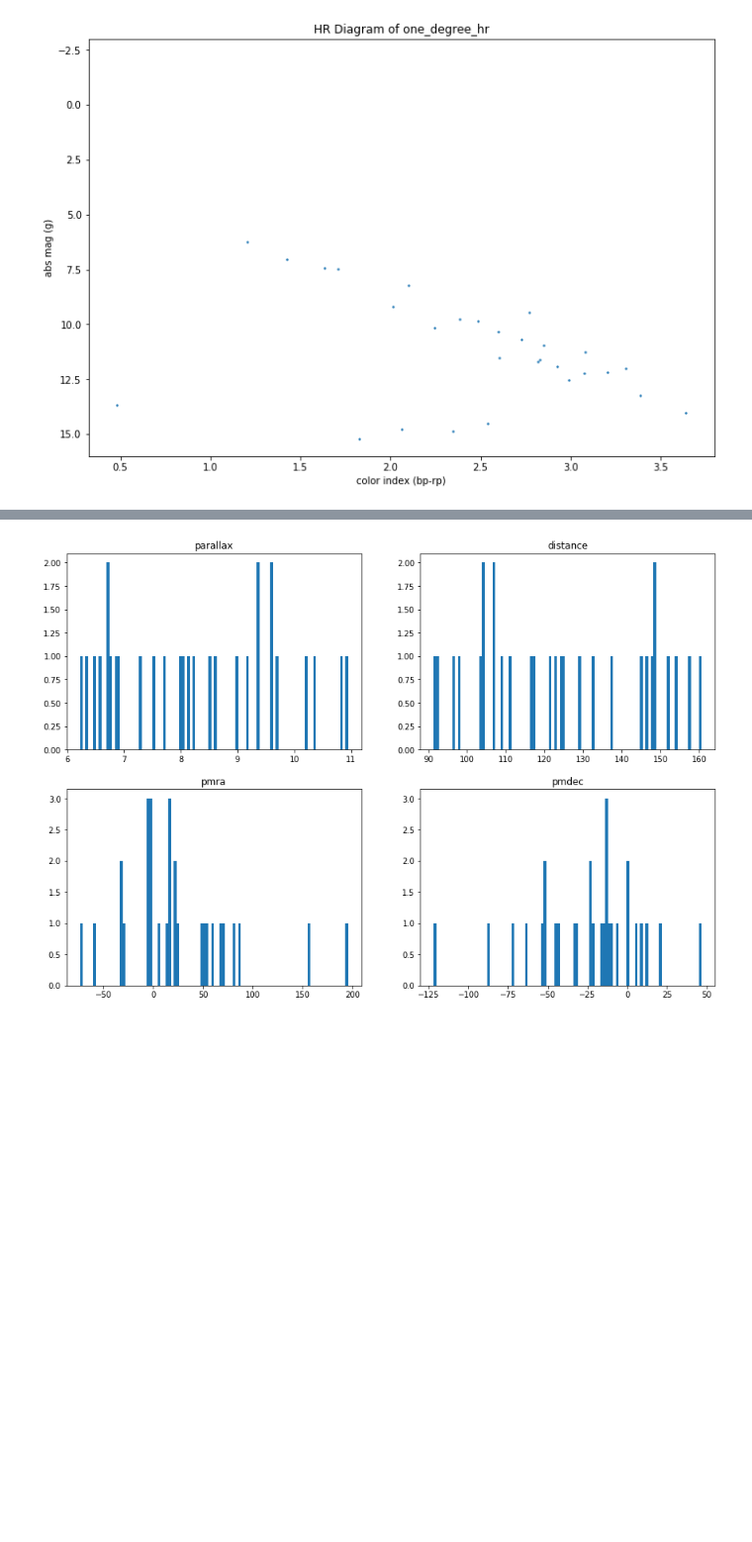
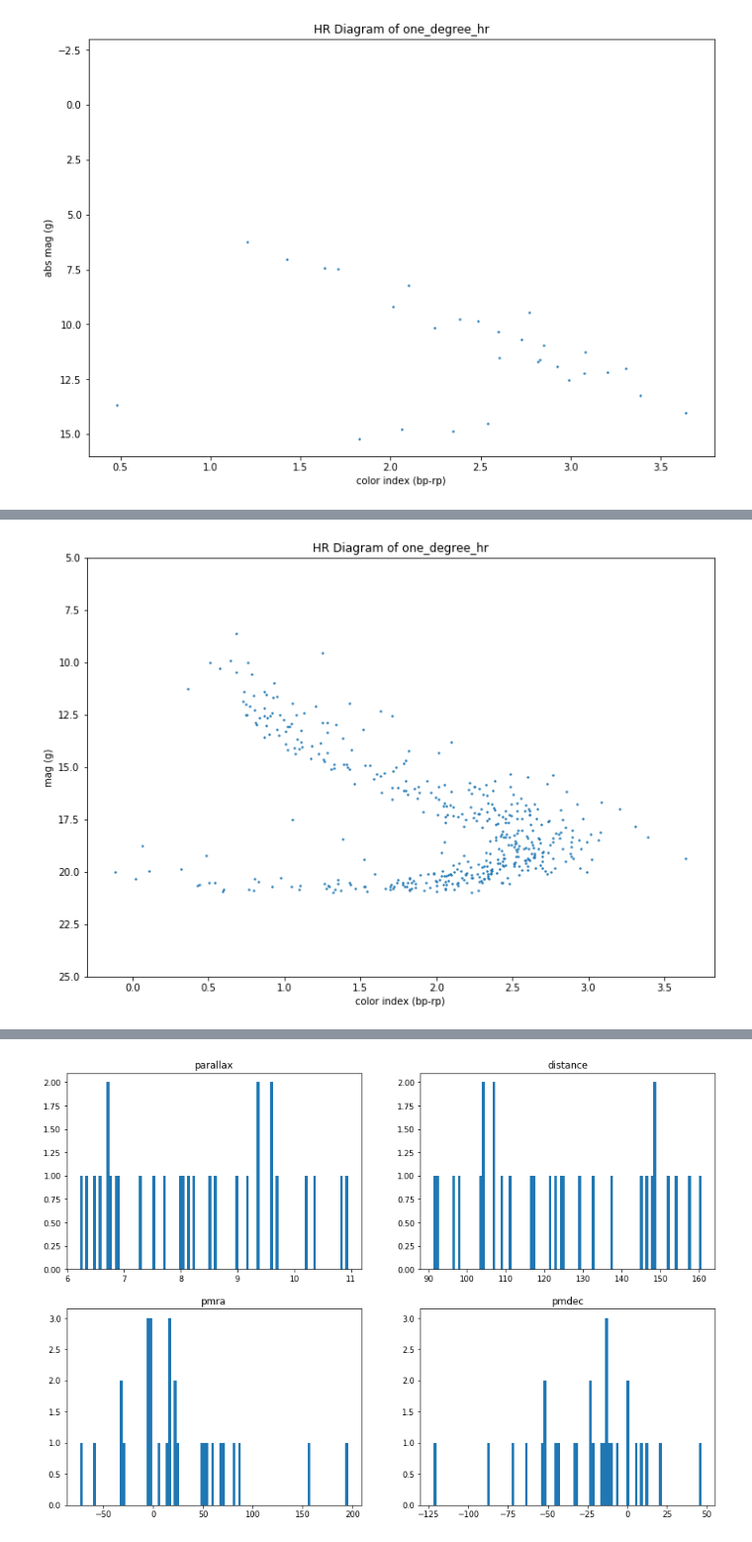
Before and after one commit to lauramv1832/Gaia, a Jupyter notebook: HRDiagrams5.ipynb, the cells around one changed output, grey strips where cells are left out. Shown at 99% size. Saved outputs shown, nothing was run; the diff lists cells and outputs as text; code cells hidden in the pictures; blank space fills up the shorter version.

```diff
--- a/HRDiagrams5.ipynb
+++ b/HRDiagrams5.ipynb
@@ -97,0 +121,15 @@ plt.show()
+# %%
+one_degree_hr = pd.read_csv("one_degree_bigger.csv")
+one_degree_hr.loc[:, 'parallax_arcsec'] = one_degree_hr['parallax'].apply(lambda x: x*.001)
+one_degree_hr.loc[:, 'R'] = one_degree_hr['parallax_arcsec'].apply(distance)
+one_degree_hr.loc[:, 'magnitude'] = one_degree_hr.apply(lambda x: absmag(x['phot_g_mean_mag'], x['R']), axis=1)
+
+plt.scatter(one_degree_hr['bp_rp'], one_degree_hr['phot_g_mean_mag'], s=2)
+plt.ylim(25, 5)
+plt.xlabel("color index (bp-rp)")
+plt.ylabel("mag (g)")
+plt.title('HR Diagram of one_degree_hr')
+plt.subplots_adjust(1.5, 1.5, 3, 3)
+plt.show()
+# %% [output]
+[figure, added]
```
Also changed, not shown: parts of 5 cells of this notebook, 4 other files.
